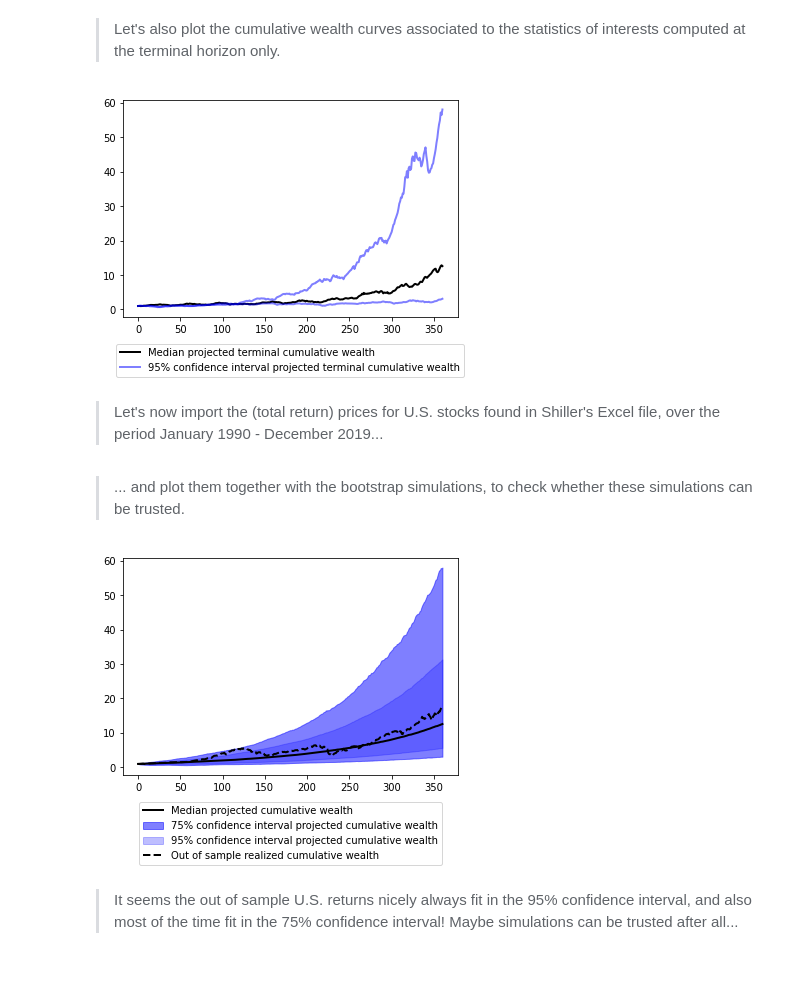
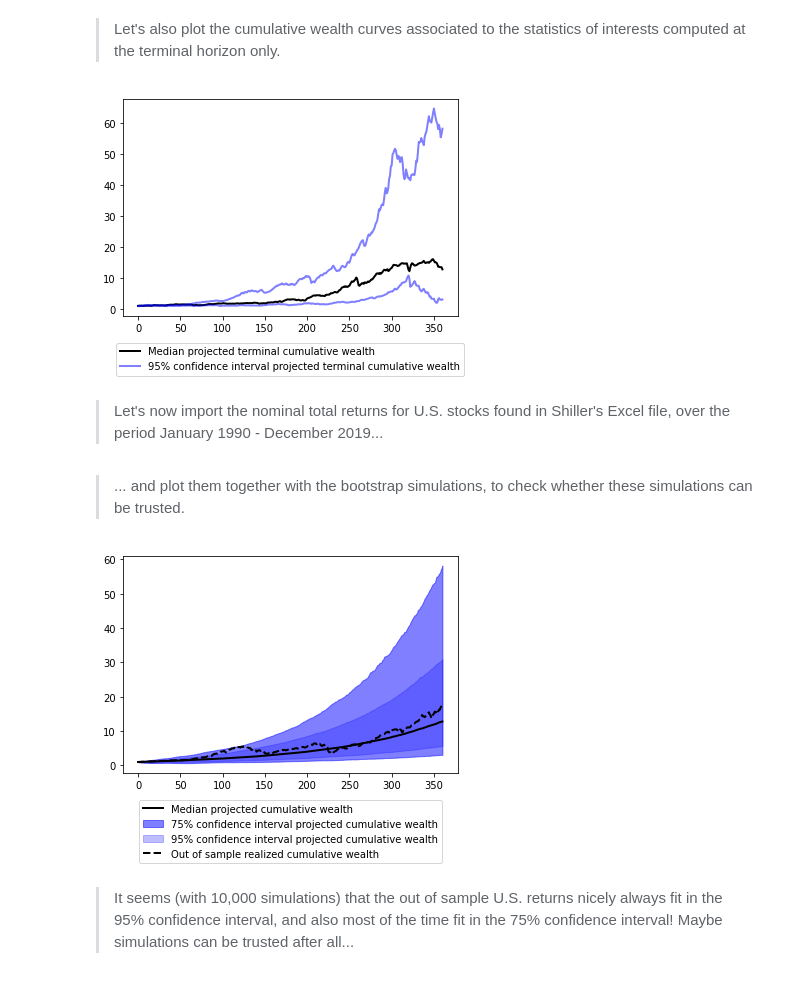
Before and after one commit to lequant40/portfolio-optimizer-notebooks, a Jupyter notebook: bootstrap_simulation_financial_planning.ipynb, the cells around one changed output. Cells and saved outputs as stored; diff of their text form; code cells hidden in the pictures.

```diff
--- a/bootstrap_simulation_financial_planning.ipynb
+++ b/bootstrap_simulation_financial_planning.ipynb
@@ -29,11 +29,10 @@ import requests
 po_request_body = { 'assets': [{'assetReturns': shiller_tr_ret_in[0].values.tolist() if portfolio_optimizer_api_key else shiller_tr_ret_in[0].values.tolist()[0:500]}],
                     'bootstrapMethod': 'stationaryBlock',
                     'bootstrapAverageBlockLength': 120,
-                    'simulations': 10000 if portfolio_optimizer_api_key else 100,
+                    'simulations': 10000 if portfolio_optimizer_api_key else 250,
                     'simulationsLength': 360 }
 
-# For unknown reasons, Binder sometimes has issues with receiving gzipped content => if this happens, the 'Accept-Encoding': 'gzip' header below should simply be removed, but the process will be slower
-#response = requests.post('https://api.portfoliooptimizer.io/v1/assets/returns/simulation/bootstrap', json=po_request_body, headers={'X-API-Key': portfolio_optimizer_api_key, 'Accept-Encoding': 'gzip'})
+#
 response = requests.post('https://api.portfoliooptimizer.io/v1/assets/returns/simulation/bootstrap', json=po_request_body, headers={'X-API-Key': portfolio_optimizer_api_key})
 
 #
@@ -95,27 +94,27 @@ plt.show()
 # %%
 # Find the cumulative wealth curve corresponding to the median of the terminal wealth values
 median = np.percentile(cum_prices_in[-1, :], 50, interpolation='nearest')
 median_idx = np.argwhere(cum_prices_in[-1, :] == median)[0][0]
 
 # Find the cumulative wealth curves corresponding to the percentiles of the terminal wealth values
 alpha = 0.025
 low_ci = np.percentile(cum_prices_in[-1, :], alpha*100, interpolation='nearest')
 low_ci_idx = np.argwhere(cum_prices_in[-1, :] == low_ci)[0][0]
 high_ci = np.percentile(cum_prices_in[-1, :], (1-alpha)*100, interpolation='nearest')
 high_ci_idx = np.argwhere(cum_prices_in[-1, :] == high_ci)[0][0]
 
 # Plot the wealth curves
 fig, ax = plt.subplots()
-ax.plot(result[:, median_idx], color='black', lw=2)
-ax.plot(result[:, low_ci_idx], color='blue', alpha=0.5, lw=2)
-ax.plot(result[:, high_ci_idx], color='blue', alpha=0.5, lw=2)
+ax.plot(cum_prices_in[:, median_idx], color='black', lw=2)
+ax.plot(cum_prices_in[:, low_ci_idx], color='blue', alpha=0.5, lw=2)
+ax.plot(cum_prices_in[:, high_ci_idx], color='blue', alpha=0.5, lw=2)
 ax.legend(['Median projected terminal cumulative wealth', '95% confidence interval projected terminal cumulative wealth'], loc='upper center', bbox_to_anchor=(0.5, -0.1))
 
 #
 plt.show()
 # %% [output]
-[figure, old version]
+[figure, new version]
 # %% [markdown]
-> Let's now import the (total return) prices for U.S. stocks found in Shiller's Excel file, over the period January 1990 - December 2019...
+> Let's now import the nominal total returns for U.S. stocks found in Shiller's Excel file, over the period January 1990 - December 2019...
 # %%
 # Import total return prices (out of sample)
@@ -135,20 +134,20 @@ def create_fanchart_out(arr, arr_out):
     fig, ax = plt.subplots()
 
     #
-    med = np.median(result, axis=1)
+    med = np.median(arr, axis=1)
     ax.plot(med, color='black', lw=2)
 
     # 95% CI
     alpha = 0.025
-    low_ci = np.percentile(result, alpha*100, axis=1)
-    high_ci = np.percentile(result, (1-alpha)*100, axis=1)
+    low_ci = np.percentile(arr, alpha*100, axis=1)
+    high_ci = np.percentile(arr, (1-alpha)*100, axis=1)
     x = np.arange(arr.shape[0])
     ax.fill_between(x, low_ci, high_ci, color='blue', alpha=0.5)
 
     # 75% CI
     alpha = 0.125
-    low_ci = np.percentile(result, alpha*100, axis=1)
-    high_ci = np.percentile(result, (1-alpha)*100, axis=1)
+    low_ci = np.percentile(arr, alpha*100, axis=1)
+    high_ci = np.percentile(arr, (1-alpha)*100, axis=1)
     x = np.arange(arr.shape[0])
     ax.fill_between(x, low_ci, high_ci, color='blue', alpha=0.25)
 
@@ -167,6 +166,6 @@ fig, ax = create_fanchart_out(cum_prices_in, shiller_cum_prices_out)
 #
 plt.show()
 # %% [output]
-[figure, old version]
+[figure, new version]
 # %% [markdown]
-> It seems the out of sample U.S. returns nicely always fit in the 95% confidence interval, and also most of the time fit in the 75% confidence interval! Maybe simulations can be trusted after all...
+> It seems (with 10,000 simulations) that the out of sample U.S. returns nicely always fit in the 95% confidence interval, and also most of the time fit in the 75% confidence interval! Maybe simulations can be trusted after all...
```
Also changed, not shown: parts of 3 cells of this notebook.
